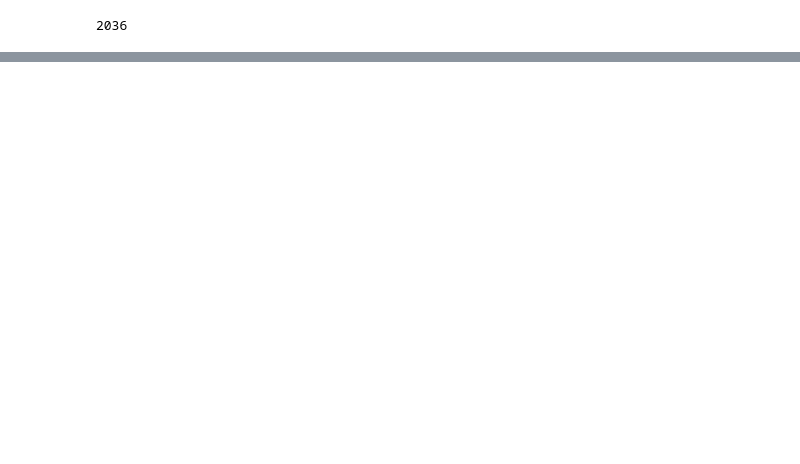
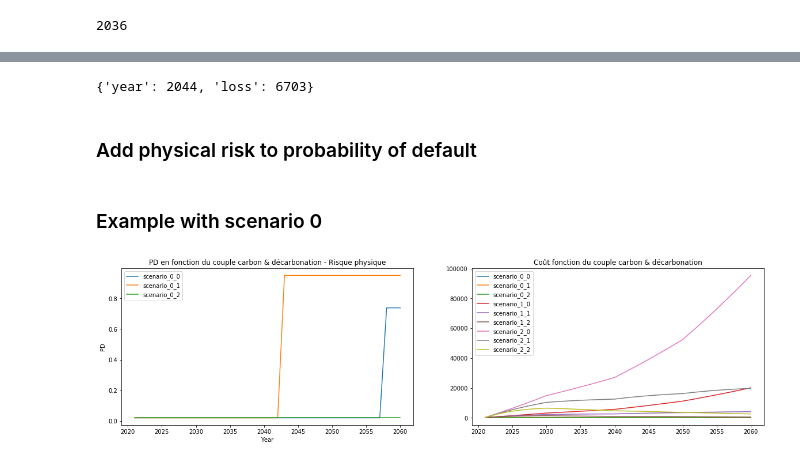
Before and after one commit to keyserwood/CreditRiskAndClimateChange, a Jupyter notebook: 1.0-er-project-credit-risk.ipynb, the cells around one changed output, grey strips where cells are left out. Cells and saved outputs as stored; diff of their text form; code cells hidden in the pictures; blank space fills up the shorter version.

```diff
--- a/1.0-er-project-credit-risk.ipynb
+++ b/1.0-er-project-credit-risk.ipynb
@@ -312,8 +291,8 @@ for (i,col) in enumerate(df.columns) :
 # %%
 plt.figure(figsize=(20,5))
 plt.subplot(121)
-for i,pd in enumerate(prob_defaults) :
-    plt.plot(time,pd,label=df.columns[i])
+for i,pd_ar in enumerate(prob_defaults) :
+    plt.plot(time,pd_ar,label=df.columns[i])
 plt.legend()
 plt.title("PD en fonction du couple carbon & décarbonation")
 plt.subplot(122)
@@ -341,8 +320,3 @@ Sur l'horizon des 40 années, une catastrophe arrive
 np.random.randint(2035,2060)
 # %% [output]
 2036
-# %%
-def compute_poisson_loss(V,scenario):
-    year = np.random.randint(2035,2060)
-    """S"""
-    losses_dic = {1:}
@@ -354,0 +323,17 @@ array([8043])
+# %%
+def compute_poisson_loss(V,scenario):
+    year = np.random.randint(2035,2060)
+    """Scenario 0 : BaU
+       Scenario 1 : Medium
+       Scenario 2 : Low """
+    losses_dic = {0:0.84, 1:0.1, 2:0.04}
+    loss_x = losses_dic[scenario]
+    loss = np.random.poisson(V*loss_x,1)
+    poisson_dict = {'year':year,'loss':loss[0]}
+    return(poisson_dict)
+# %%
+compute_poisson_loss(V,0)
+# %% [output]
+{'year': 2044, 'loss': 6703}
+# %% [markdown]
+### Add physical risk to probability of default
@@ -354,0 +371,26 @@ array([8043])
+# %% [markdown]
+### Example with scenario 0
+# %%
+prob_defaults_phys = []
+time = df.index.tolist()
+for (i,col) in enumerate(df.columns) :
+    if i < 3:
+        prob_defaults_phys.append(compute_pd(df.iloc[:,i].values,V,D,scenario =0,physical=True,multiple=6,T=1,PD0=0.02,sigma_v=0.5,r=0))
+# %%
+plt.figure(figsize=(20,5))
+plt.subplot(121)
+for i,pd_ar in enumerate(prob_defaults_phys) :
+    plt.plot(time,pd_ar,label=df.columns[i])
+plt.legend()
+plt.xlabel('Year')
+plt.ylabel('PD')
+plt.title("PD en fonction du couple carbon & décarbonation - Risque physique")
+plt.subplot(122)
+for col in df.columns:
+    plt.plot(time,df[col],label = col)
+plt.title("Coût fonction du couple carbon & décarbonation")
+plt.ylabel('')
+plt.legend()
+plt.show()
+# %% [output]
+[figure, added]
```
Also changed, not shown: parts of 17 cells of this notebook.
